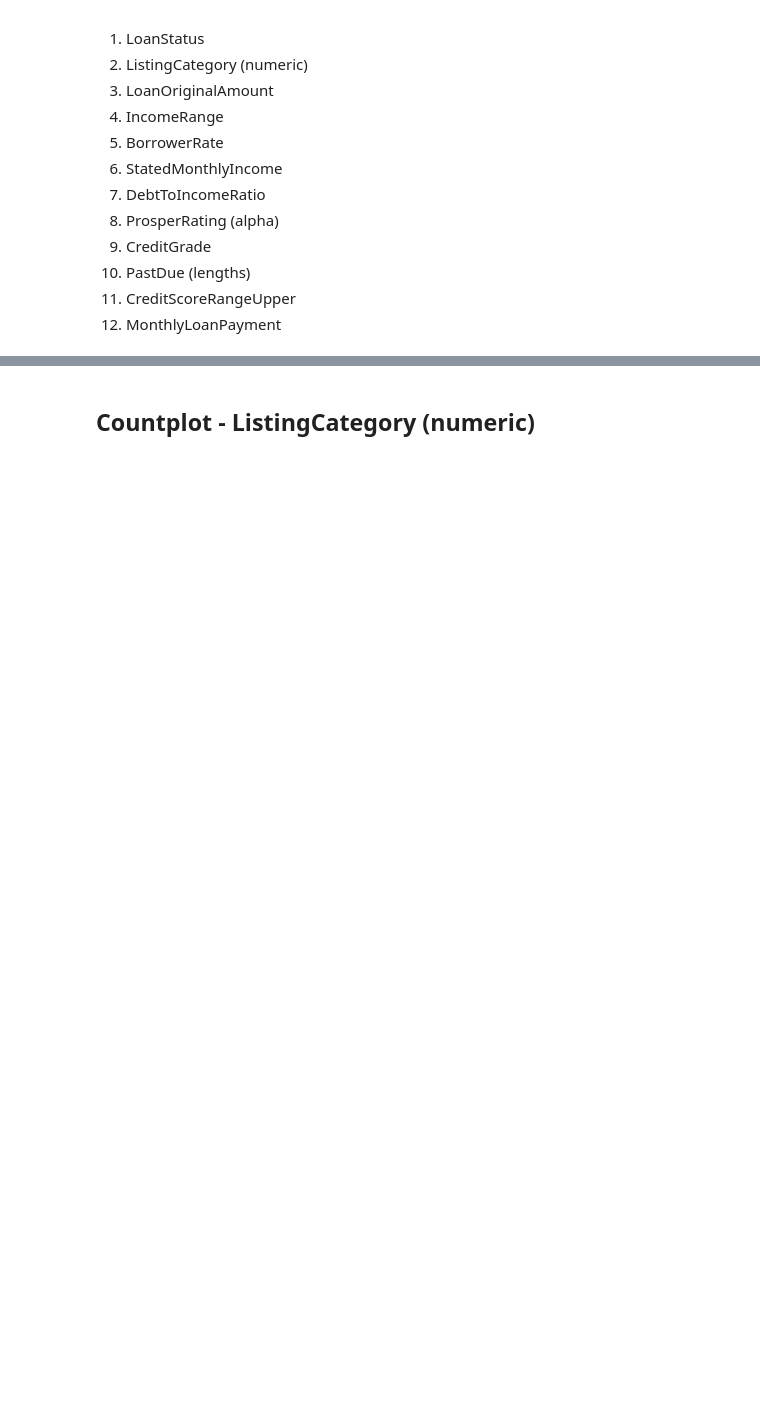
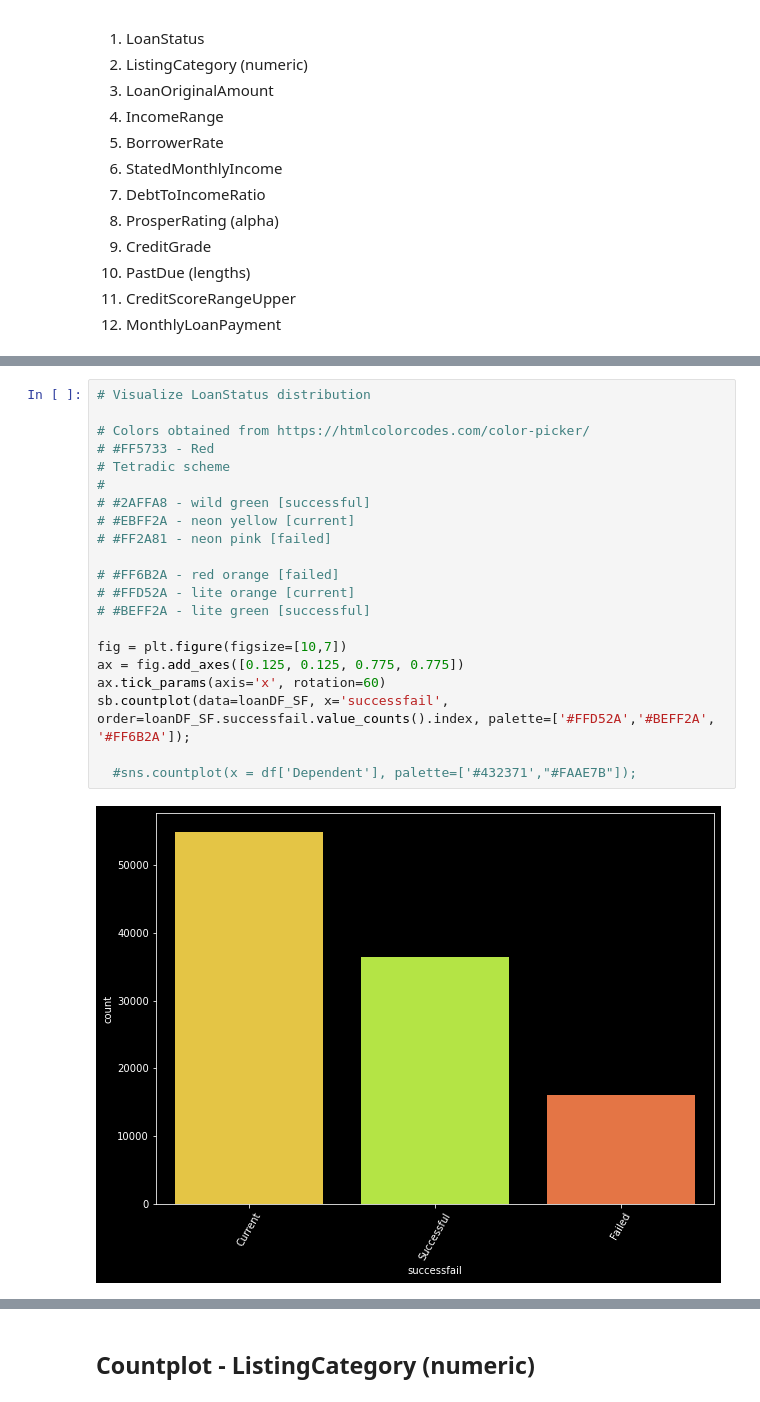
Before and after one commit to aaronremski/Visuals, a Jupyter notebook: Prosper Loan Data Exploration.ipynb, the cells around one changed output, grey strips where cells are left out. Drawn from its saved outputs; the diff is of its cells as text; blank space fills up the shorter version.

```diff
--- a/Prosper Loan Data Exploration.ipynb
+++ b/Prosper Loan Data Exploration.ipynb
@@ -287,0 +429,23 @@ loanDF.sample(3)
+# %%
+# Visualize LoanStatus distribution
+
+# Colors obtained from https://htmlcolorcodes.com/color-picker/
+# #FF5733 - Red
+# Tetradic scheme
+#
+# #2AFFA8 - wild green [successful]
+# #EBFF2A - neon yellow [current]
+# #FF2A81 - neon pink [failed]
+
+# #FF6B2A - red orange [failed]
+# #FFD52A - lite orange [current]
+# #BEFF2A - lite green [successful]
+
+fig = plt.figure(figsize=[10,7])
+ax = fig.add_axes([0.125, 0.125, 0.775, 0.775])
+ax.tick_params(axis='x', rotation=60)
+sb.countplot(data=loanDF_SF, x='successfail', order=loanDF_SF.successfail.value_counts().index, palette=['#FFD52A','#BEFF2A', '#FF6B2A']);
+
+  #sns.countplot(x = df['Dependent'], palette=['#432371',"#FAAE7B"]);
+# %% [output]
+[figure, added]
```
Also changed, not shown: parts of 62 cells of this notebook, 1 other file.
